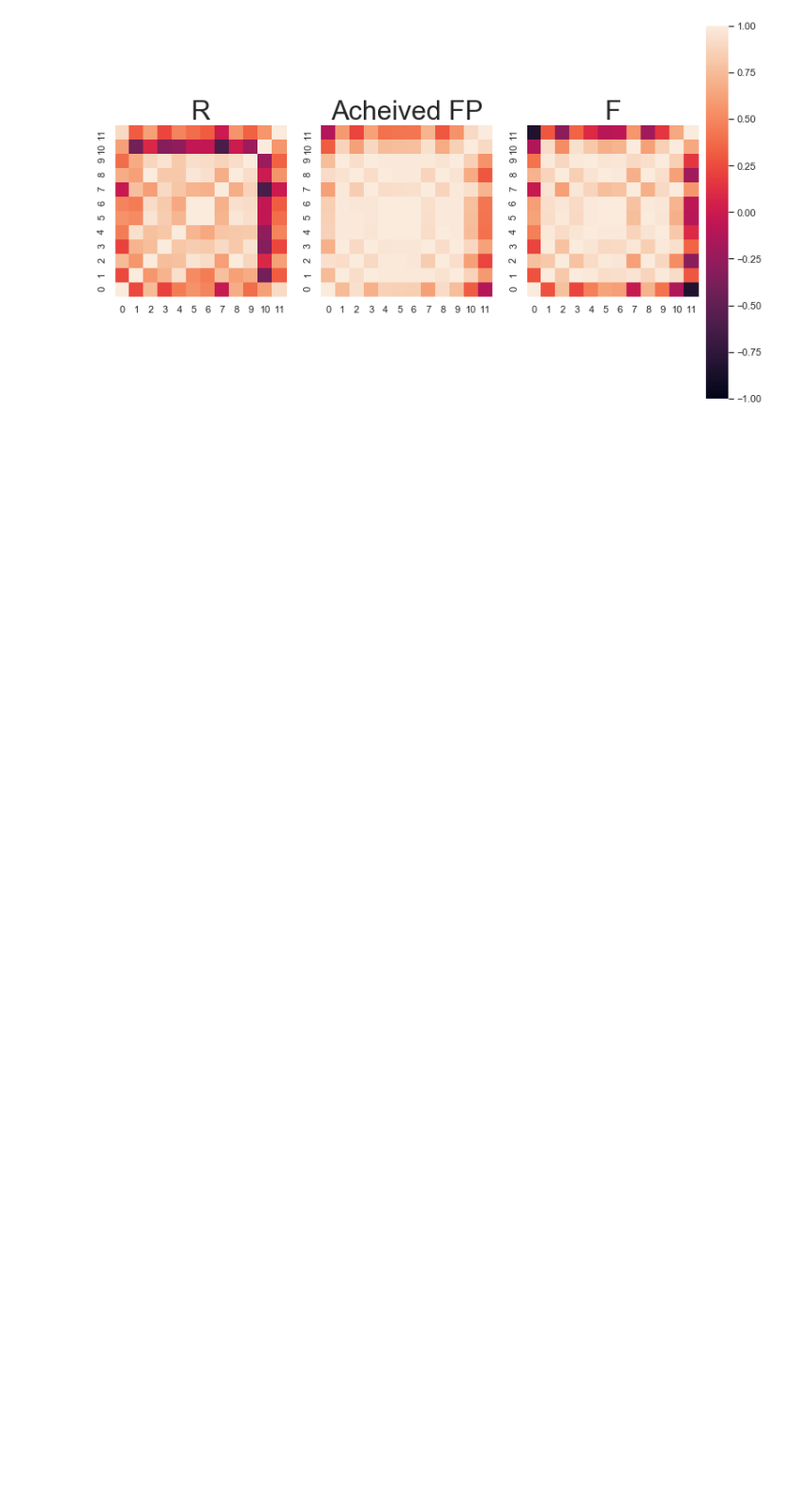
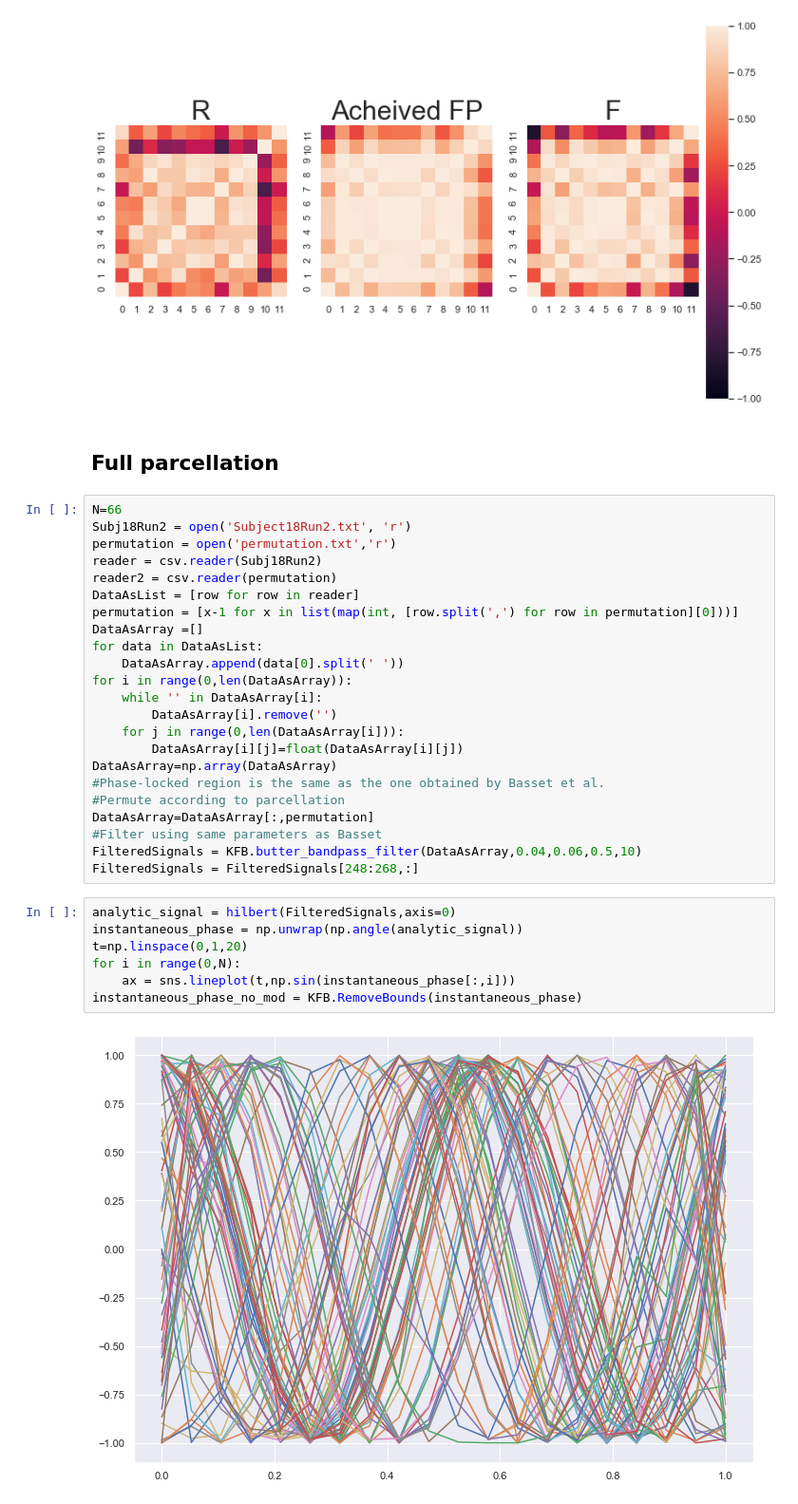
Before and after one commit to rnartallo/kuramotocontrol, a Jupyter notebook: BrainNetwork.ipynb, the cells around one changed output. Shown at 95% size. Cells and saved outputs as stored; diff of their text form; blank space fills up the shorter version.

Commit message:
big parcel

```diff
--- a/BrainNetwork.ipynb
+++ b/BrainNetwork.ipynb
@@ -144,3 +146,37 @@ ax3.invert_yaxis()
 plt.show()
 # %% [output]
 [figure]
+# %% [markdown]
+## Full parcellation
+# %%
+N=66
+Subj18Run2 = open('Subject18Run2.txt', 'r')
+permutation = open('permutation.txt','r')
+reader = csv.reader(Subj18Run2)
+reader2 = csv.reader(permutation)
+DataAsList = [row for row in reader]
+permutation = [x-1 for x in list(map(int, [row.split(',') for row in permutation][0]))]
+DataAsArray =[]
+for data in DataAsList:
+    DataAsArray.append(data[0].split(' '))
+for i in range(0,len(DataAsArray)):
+    while '' in DataAsArray[i]:
+        DataAsArray[i].remove('')
+    for j in range(0,len(DataAsArray[i])):
+        DataAsArray[i][j]=float(DataAsArray[i][j])
+DataAsArray=np.array(DataAsArray)
+#Phase-locked region is the same as the one obtained by Basset et al.
+#Permute according to parcellation
+DataAsArray=DataAsArray[:,permutation]
+#Filter using same parameters as Basset
+FilteredSignals = KFB.butter_bandpass_filter(DataAsArray,0.04,0.06,0.5,10)
+FilteredSignals = FilteredSignals[248:268,:]
+# %%
+analytic_signal = hilbert(FilteredSignals,axis=0)
+instantaneous_phase = np.unwrap(np.angle(analytic_signal))
+t=np.linspace(0,1,20)
+for i in range(0,N):
+    ax = sns.lineplot(t,np.sin(instantaneous_phase[:,i]))
+instantaneous_phase_no_mod = KFB.RemoveBounds(instantaneous_phase)
+# %% [output]
+[figure, added]
```
Also changed, not shown: parts of 6 cells of this notebook, 1 other file.
